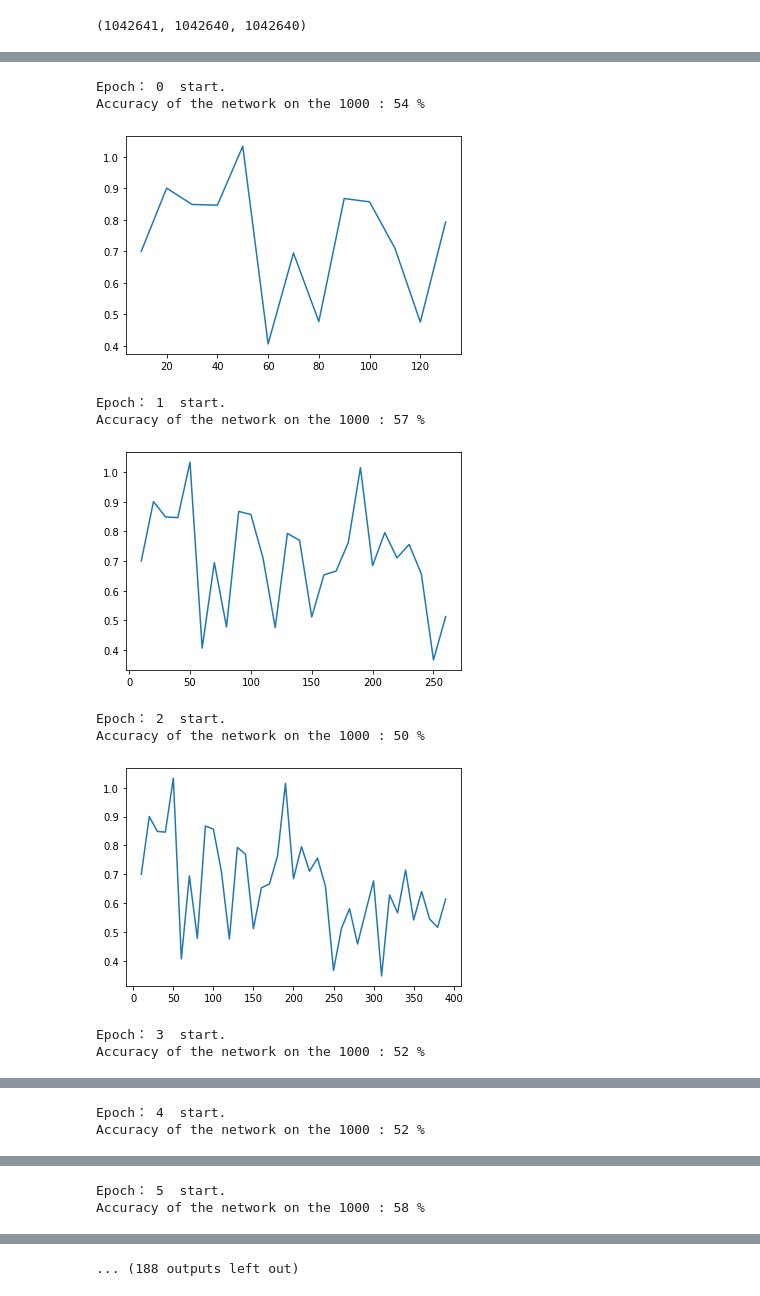
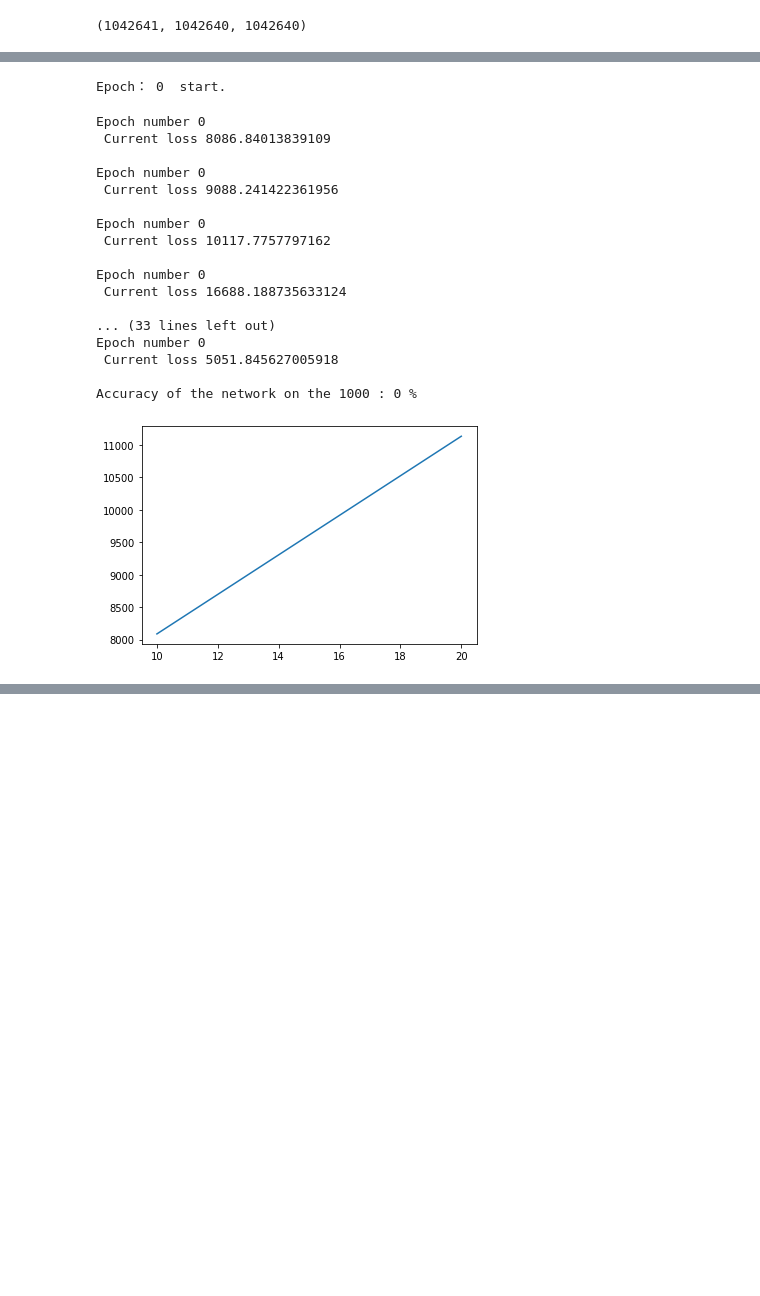
Before and after one commit to suneel87/Deep-Fake-Image-Detection, a Jupyter notebook: DeepFake_Image.ipynb, the cells around one changed output, grey strips where cells are left out. Cells and saved outputs as stored; diff of their text form; code cells hidden in the pictures; blank space fills up the shorter version.

Commit message:
Adding Classification Network

```diff
--- a/DeepFake_Image.ipynb
+++ b/DeepFake_Image.ipynb
@@ -112,20 +112,25 @@ class DFDataset(Dataset):
 
     def __getitem__(self, idx):
         pair = self.pairs[idx]
+        class_labels = []
 
         if pair[0].split("_")[0] == "real":
             img1 = Image.open(f'{self.root_dir}/{self.real_dir}/{pair[0]}')
+            class_labels.append(1)
 
         elif pair[0].split("_")[0] == "fake":
             path_ = pair[0].replace('fake_', '')
             img1 = Image.open(f'{self.root_dir}/{self.fake_dir}/{path_}')
+            class_labels.append(0)
 
         if pair[1].split("_")[0] == "real":
             img2 = Image.open(f'{self.root_dir}/{self.real_dir}/{pair[1]}')
+            class_labels.append(1)
 
         elif pair[1].split("_")[0] == "fake":
             path_ = pair[1].replace('fake_', '')
             img2 = Image.open(f'{self.root_dir}/{self.fake_dir}/{path_}')
+            class_labels.append(0)
 
         if self.transform is not None:
             img1 = self.transform(img1)
@@ -134,10 +139,10 @@ class DFDataset(Dataset):
 
         label = self.lab_dict[idx]
 
-        return img1, img2, label
+        return img1, img2, label, class_labels
 # %%
 BATCH_SIZE=64
-NUMBER_EPOCHS=100
+NUMBER_EPOCHS=1
 IMG_SIZE=100
 # %%
 len(pairs)
@@ -150,7 +155,7 @@ len(a), len(b), len(c)
 # %% [output]
 (1042641, 1042640, 1042640)
 # %%
-trainset = DFDataset('/content/drive/My Drive/My Stuff/Subjects/Sem V/Signal And Image Processing/faces', 'real', 'fake', sample(list(a), 1000), label_dict,
+trainset = DFDataset('/content/drive/My Drive/faces', 'real', 'fake', sample(list(a), 1000), label_dict,
                                                              transform=transforms.Compose([transforms.Resize((100,100)),
                                                                       transforms.ToTensor()
                                                                       ]))
@@ -160,7 +165,7 @@ trainloader = DataLoader(trainset,
                         batch_size=BATCH_SIZE)
 
 
-valset = DFDataset('/content/drive/My Drive/My Stuff/Subjects/Sem V/Signal And Image Processing/faces', 'real', 'fake', sample(list(b), 1000), label_dict,
+valset = DFDataset('/content/drive/My Drive/faces', 'real', 'fake', sample(list(b), 1000), label_dict,
                                                              transform=transforms.Compose([transforms.Resize((100,100)),
                                                                       transforms.ToTensor()
                                                                       ]))
@@ -249,47 +254,55 @@ iteration_number= 0
 for epoch in range(0,NUMBER_EPOCHS):
     print("Epoch：", epoch, " start.")
     for i, data in enumerate(trainloader,0):
-        img0, img1 , labels = data #img=tensor[batch_size,channels,width,length], label=tensor[batch_size,label]
+        img0, img1 , labels, _ = data #img=tensor[batch_size,channels,width,length], label=tensor[batch_size,label]
         img0, img1 , labels = img0.cuda(), img1.cuda() , labels.cuda()#move to GPU
         #print("epoch：", epoch, "No." , i, "th inputs", img0.data.size(), "labels", labels.data.size())
         optimizer.zero_grad()#clear the calculated grad in previous batch
         outputs = net([img0,img1])
         loss = ContrastiveLoss(labels, outputs[0], outputs[1])
         loss.backward()
         optimizer.step()
 
         print("Epoch number {}\n Current loss {}\n".format(epoch,loss.item()))
         if i %10 == 0 :#show changes of loss value after each 10 batches
             #print("Epoch number {}\n Current loss {}\n".format(epoch,loss.item()))
             iteration_number +=10
             counter.append(iteration_number)
             loss_history.append(loss.item())
     # print("Epoch number {}\n Current loss {}\n".format(epoch,loss.item()))
 
 
     #test the network after finish each epoch, to have a brief training result.
     correct_val = 0
     total_val = 0
     with torch.no_grad():#essential for testing!!!!
         for data in valloader:
-            img0, img1 , labels = data
+            img0, img1 , labels, _ = data
             img0, img1 , labels = img0.cuda(), img1.cuda() , labels.cuda()
             outputs = net([img0,img1])
             _, predicted = torch.max(outputs[0].data, 1)
             total_val += labels.size(0)
             correct_val += (predicted == labels).sum().item()
 
     print('Accuracy of the network on the', total_val,': %d %%' % (100 * correct_val / total_val))
     show_plot(counter,loss_history)
 # %% [output]
 Epoch： 0  start.
-Accuracy of the network on the 1000 : 54 %
+Epoch number 0
+ Current loss 8086.84013839109
+
+Epoch number 0
+ Current loss 9088.241422361956
+
+Epoch number 0
+ Current loss 10117.7757797162
+
+Epoch number 0
+ Current loss 16688.188735633124
+
+... (33 lines left out)
+Epoch number 0
+ Current loss 5051.845627005918
+
+Accuracy of the network on the 1000 : 0 %
-[figure, old version]
+[figure, new version]
-Epoch： 1  start.
-Accuracy of the network on the 1000 : 57 %
-[figure, removed]
-Epoch： 2  start.
-Accuracy of the network on the 1000 : 50 %
-[figure, removed]
-Epoch： 3  start.
-Accuracy of the network on the 1000 : 52 %
@@ -297,2 +308,0 @@ Accuracy of the network on the 1000 : 52 %
-Epoch： 4  start.
-Accuracy of the network on the 1000 : 52 %
@@ -300,2 +308,0 @@ Accuracy of the network on the 1000 : 52 %
-Epoch： 5  start.
-Accuracy of the network on the 1000 : 58 %
@@ -303 +308,0 @@ Accuracy of the network on the 1000 : 58 %
-... (188 outputs left out)
```
Also changed, not shown: parts of 9 cells of this notebook.
